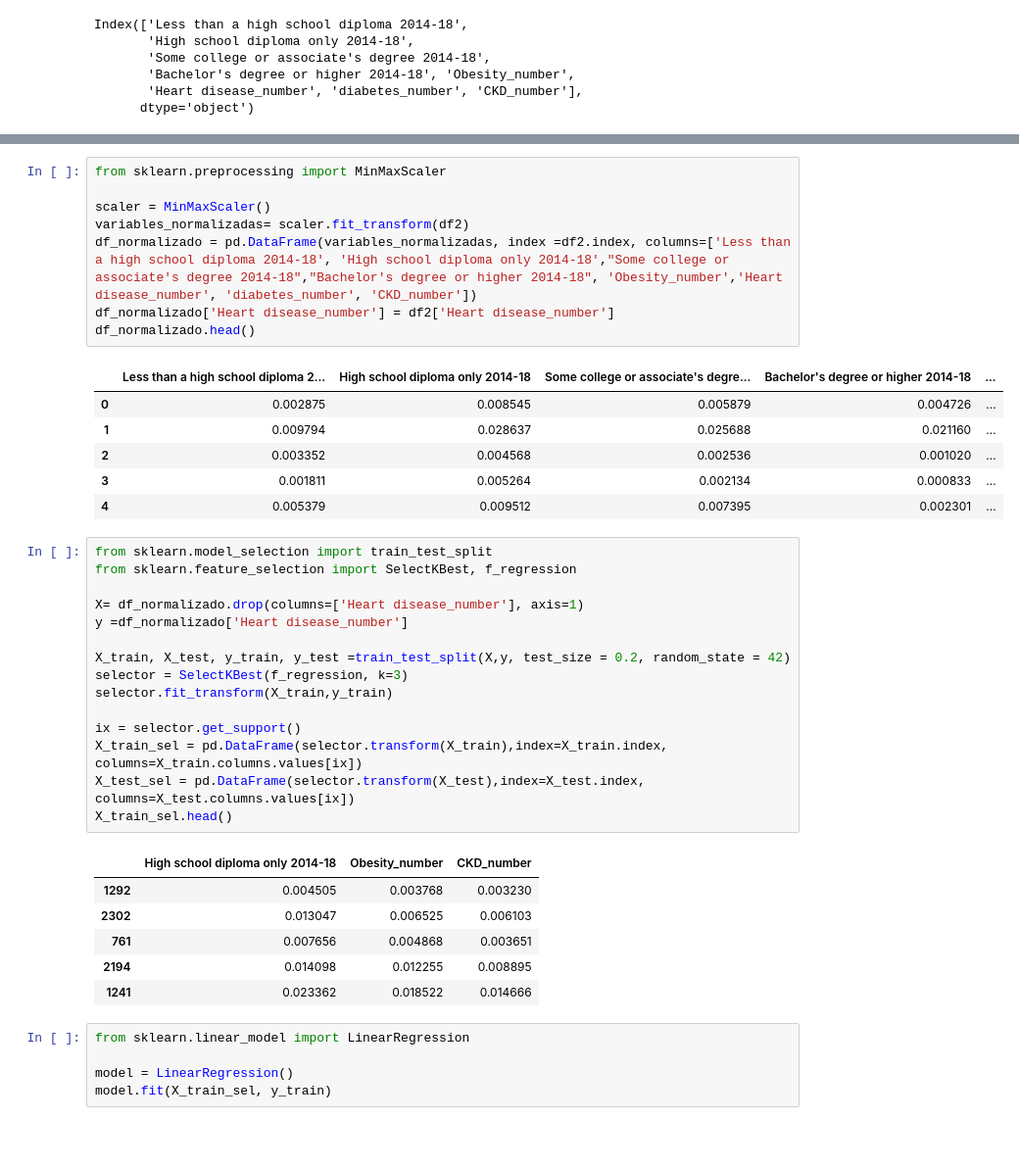
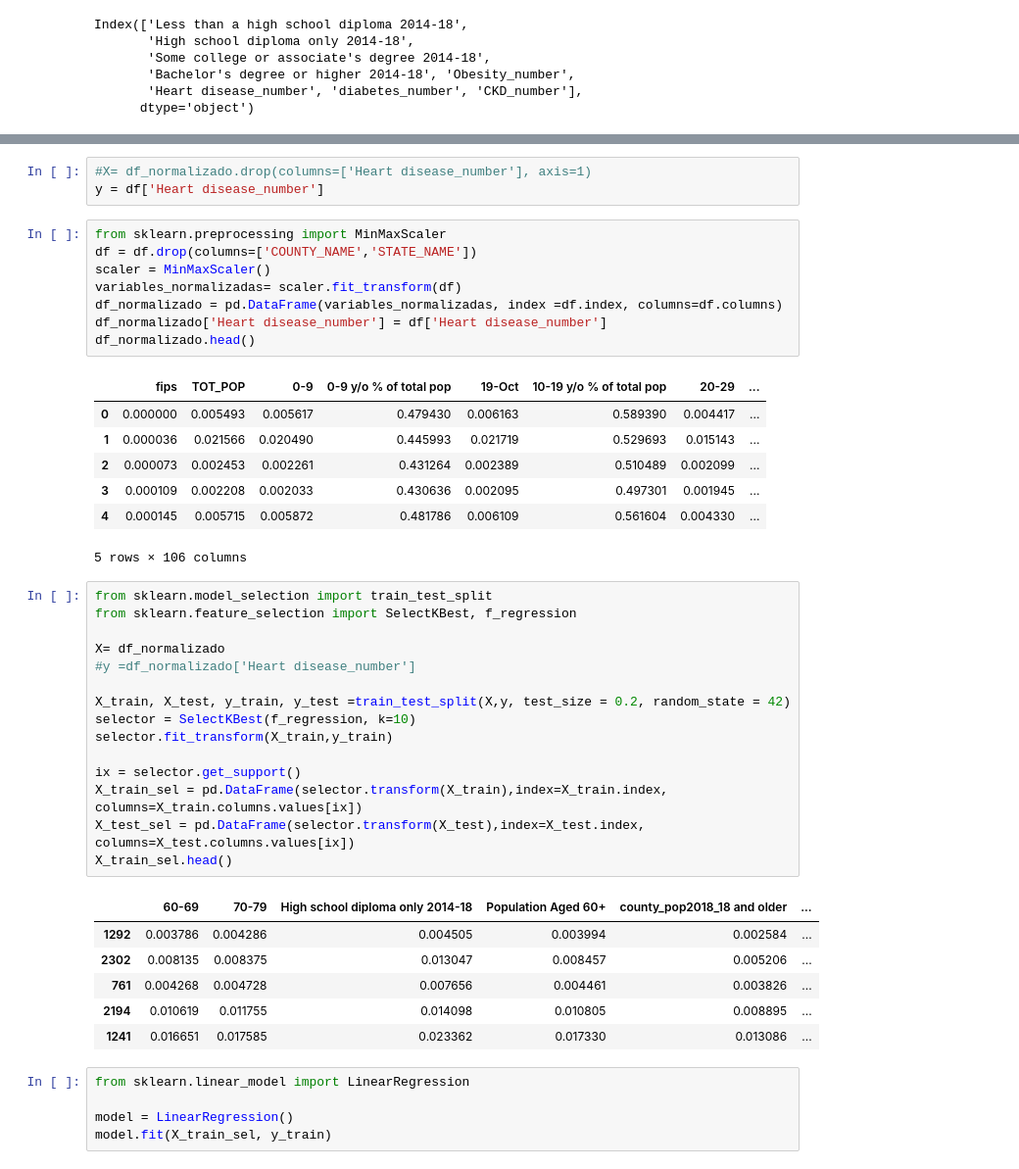
Before and after one commit to IvesCaceres/Regresion-Lineal-Regularizada, a Jupyter notebook: src/explore.ipynb, the cells around one changed output, grey strips where cells are left out. Shown at 98% size. Cells and saved outputs as stored; diff of their text form; blank space fills up the shorter version.

```diff
--- a/src/explore.ipynb
+++ b/src/explore.ipynb
@@ -79,27 +96,31 @@ Index(['Less than a high school diploma 2014-18',
+# %%
+#X= df_normalizado.drop(columns=['Heart disease_number'], axis=1)
+y = df['Heart disease_number']
 # %%
 from sklearn.preprocessing import MinMaxScaler
-
+df = df.drop(columns=['COUNTY_NAME','STATE_NAME'])
 scaler = MinMaxScaler()
-variables_normalizadas= scaler.fit_transform(df2)
-df_normalizado = pd.DataFrame(variables_normalizadas, index =df2.index, columns=['Less than a high school diploma 2014-18', 'High school diploma only 2014-18',"Some college or associate's degree 2014-18","Bachelor's degree or higher 2014-18", 'Obesity_number','Heart disease_number', 'diabetes_number', 'CKD_number'])
-df_normalizado['Heart disease_number'] = df2['Heart disease_number']
+variables_normalizadas= scaler.fit_transform(df)
+df_normalizado = pd.DataFrame(variables_normalizadas, index =df.index, columns=df.columns)
+df_normalizado['Heart disease_number'] = df['Heart disease_number']
 df_normalizado.head()
 # %% [output]
-|  | Less than a high school diploma 2... | High school diploma only 2014-18 | Some college or associate's degre... | Bachelor's degree or higher 2014-18 | ... |
-| 0 | 0.002875 | 0.008545 | 0.005879 | 0.004726 | ... |
-| 1 | 0.009794 | 0.028637 | 0.025688 | 0.021160 | ... |
-| 2 | 0.003352 | 0.004568 | 0.002536 | 0.001020 | ... |
-| 3 | 0.001811 | 0.005264 | 0.002134 | 0.000833 | ... |
-| 4 | 0.005379 | 0.009512 | 0.007395 | 0.002301 | ... |
+|  | fips | TOT_POP | 0-9 | 0-9 y/o % of total pop | 19-Oct | 10-19 y/o % of total pop | 20-29 | ... |
+| 0 | 0.000000 | 0.005493 | 0.005617 | 0.479430 | 0.006163 | 0.589390 | 0.004417 | ... |
+| 1 | 0.000036 | 0.021566 | 0.020490 | 0.445993 | 0.021719 | 0.529693 | 0.015143 | ... |
+| 2 | 0.000073 | 0.002453 | 0.002261 | 0.431264 | 0.002389 | 0.510489 | 0.002099 | ... |
+| 3 | 0.000109 | 0.002208 | 0.002033 | 0.430636 | 0.002095 | 0.497301 | 0.001945 | ... |
+| 4 | 0.000145 | 0.005715 | 0.005872 | 0.481786 | 0.006109 | 0.561604 | 0.004330 | ... |
+5 rows × 106 columns
 # %%
 from sklearn.model_selection import train_test_split
 from sklearn.feature_selection import SelectKBest, f_regression
 
-X= df_normalizado.drop(columns=['Heart disease_number'], axis=1)
-y =df_normalizado['Heart disease_number']
+X= df_normalizado
+#y =df_normalizado['Heart disease_number']
 
 X_train, X_test, y_train, y_test =train_test_split(X,y, test_size = 0.2, random_state = 42)
-selector = SelectKBest(f_regression, k=3)
+selector = SelectKBest(f_regression, k=10)
 selector.fit_transform(X_train,y_train)
 
 ix = selector.get_support()
@@ -107,12 +128,12 @@ X_train_sel = pd.DataFrame(selector.transform(X_train),index=X_train.index, colu
 X_test_sel = pd.DataFrame(selector.transform(X_test),index=X_test.index, columns=X_test.columns.values[ix])
 X_train_sel.head()
 # %% [output]
-|  | High school diploma only 2014-18 | Obesity_number | CKD_number |
-| 1292 | 0.004505 | 0.003768 | 0.003230 |
-| 2302 | 0.013047 | 0.006525 | 0.006103 |
-| 761 | 0.007656 | 0.004868 | 0.003651 |
-| 2194 | 0.014098 | 0.012255 | 0.008895 |
-| 1241 | 0.023362 | 0.018522 | 0.014666 |
+|  | 60-69 | 70-79 | High school diploma only 2014-18 | Population Aged 60+ | county_pop2018_18 and older | ... |
+| 1292 | 0.003786 | 0.004286 | 0.004505 | 0.003994 | 0.002584 | ... |
+| 2302 | 0.008135 | 0.008375 | 0.013047 | 0.008457 | 0.005206 | ... |
+| 761 | 0.004268 | 0.004728 | 0.007656 | 0.004461 | 0.003826 | ... |
+| 2194 | 0.010619 | 0.011755 | 0.014098 | 0.010805 | 0.008895 | ... |
+| 1241 | 0.016651 | 0.017585 | 0.023362 | 0.017330 | 0.013086 | ... |
 # %%
 from sklearn.linear_model import LinearRegression
 
```
Also changed, not shown: parts of 5 cells of this notebook.
